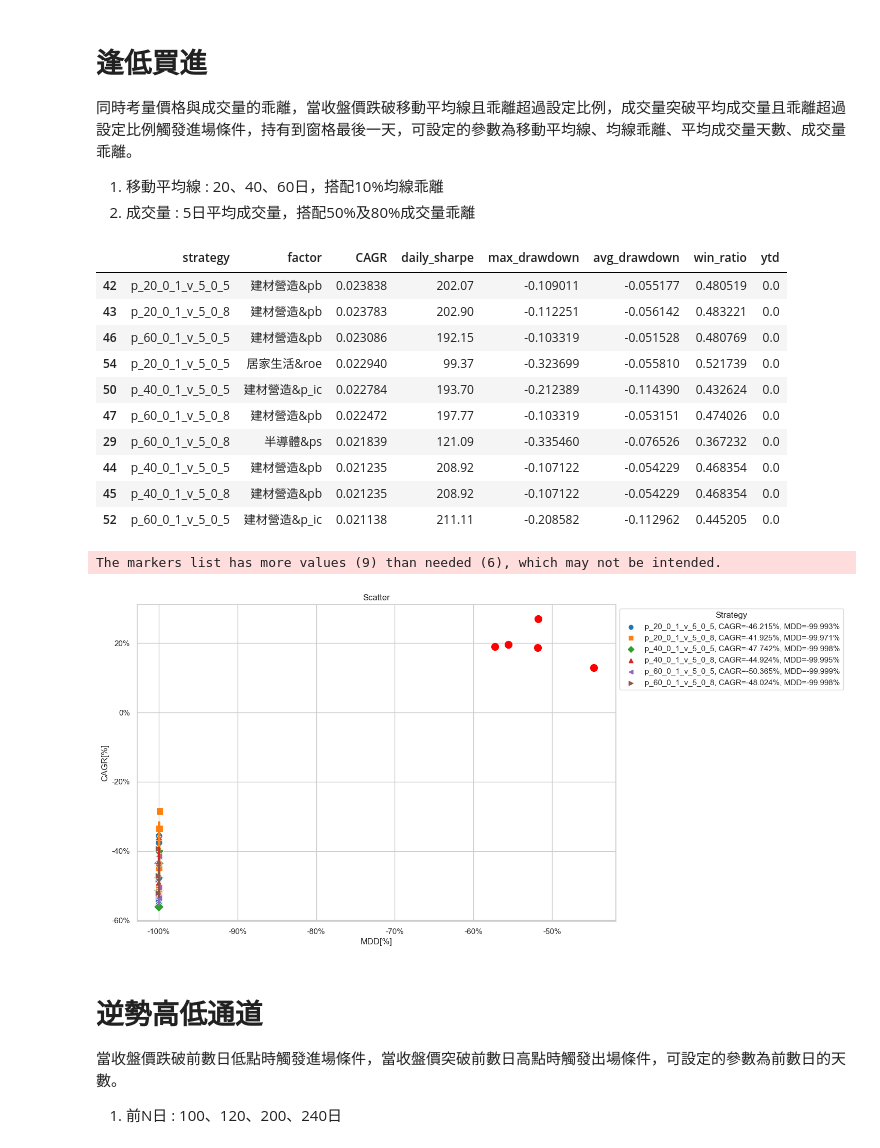
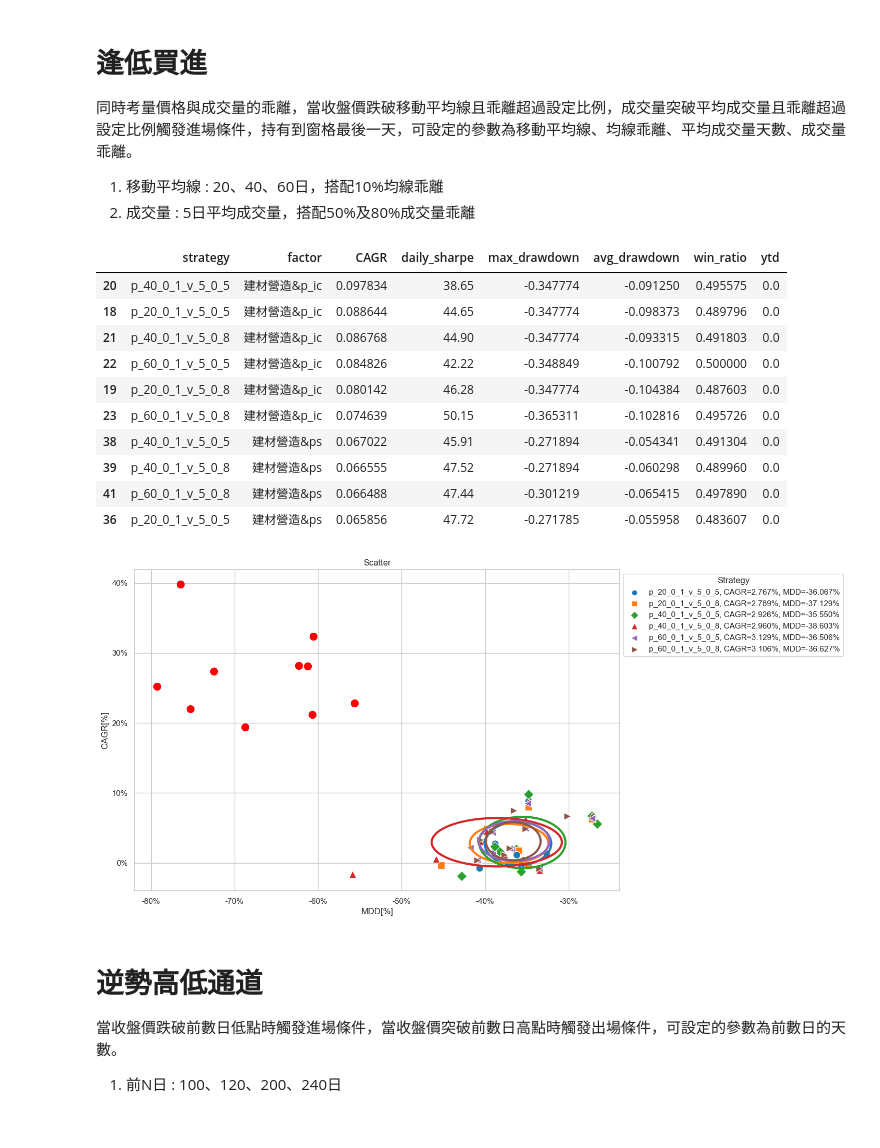
Before and after one commit to QuenHengLee/stock_factor_lab, a Jupyter notebook: strategy_factor_experiment.ipynb, the cells around one changed output. Saved outputs shown, nothing was run; the diff lists cells and outputs as text; code cells hidden in the pictures.

```diff
--- a/strategy_factor_experiment.ipynb
+++ b/strategy_factor_experiment.ipynb
@@ -88,7 +87,7 @@ target_sector_dict = {
     "p_ic":data.get('report:p_ic'),
 }
 
-target_sector_dict = { factor: target_sector_dict[factor].loc['2013-01-01':] for factor in target_sector_dict }
+# target_sector_dict = { factor: target_sector_dict[factor].loc['2013-01-01':] for factor in target_sector_dict }
 
 results_dict = {}
 
@@ -299,8 +239,8 @@ close=data.get('price:close')
 # 逆勢用n代表
 n_bband={}
 
-for ma in [120, 200, 240]: # 移動平均線
-    for dev in [1.5, 2.0, 2.5]: # 標準差
+for ma in [120, 150, 180, 210, 240]: # 移動平均線
+    for dev in [1.5, 1.8, 2.1, 2.4,2.7]: # 標準差
         n_bband[f'MA_{ma}_std_{dev}'.replace('.', '_')] = data.indicator('BBANDS', resample='D', nbdevup=float(dev), nbdevdn=float(dev), timeperiod=ma)
 # %%
 n_bband_conditions = {}
@@ -430,8 +351,8 @@ vol.index = pd.to_datetime(vol.index)
 buy_at_low_conditions={}
 
 for sector in sector_top_5_df['factor']:
-    for price_ma in [20,40,60]:
-        for vol_dev in [0.5, 0.8]:
+    for price_ma in [20,40,60,80,100]:
+        for vol_dev in [0.4, 0.5, 0.6,0.7,0.8]:
             # 價格ma
             p_ma = close.average(price_ma)
             # 價格dev
@@ -473,3 +394,6 @@ buy_at_low_report_collection = sim_conditions(conditions=buy_at_low_conditions,
 buy_at_low_df = buy_at_low_report_collection.stats.T
 buy_at_low_df.index = buy_at_low_df.index.str.split('&', n=1, expand=True)
 buy_at_low_df = buy_at_low_df.reset_index(names=['strategy', 'factor'])
+split_columns = buy_at_low_df['strategy'].str.split('_', expand=True)
+buy_at_low_df['MA'] = split_columns[1].astype(int)
+buy_at_low_df['std'] = split_columns[6].astype(int) + (split_columns[7].astype(int)/10)
@@ -477,22 +403,21 @@ buy_at_low_df = buy_at_low_df.reset_index(names=['strategy', 'factor'])
 buy_at_low_df.sort_values(by=['CAGR'], ascending=False).head(10)
 # %% [output]
 |  | strategy | factor | CAGR | daily_sharpe | max_drawdown | avg_drawdown | win_ratio | ytd |
-| 42 | p_20_0_1_v_5_0_5 | 建材營造&pb | 0.023838 | 202.07 | -0.109011 | -0.055177 | 0.480519 | 0.0 |
-| 43 | p_20_0_1_v_5_0_8 | 建材營造&pb | 0.023783 | 202.90 | -0.112251 | -0.056142 | 0.483221 | 0.0 |
-| 46 | p_60_0_1_v_5_0_5 | 建材營造&pb | 0.023086 | 192.15 | -0.103319 | -0.051528 | 0.480769 | 0.0 |
-| 54 | p_20_0_1_v_5_0_5 | 居家生活&roe | 0.022940 | 99.37 | -0.323699 | -0.055810 | 0.521739 | 0.0 |
-| 50 | p_40_0_1_v_5_0_5 | 建材營造&p_ic | 0.022784 | 193.70 | -0.212389 | -0.114390 | 0.432624 | 0.0 |
-| 47 | p_60_0_1_v_5_0_8 | 建材營造&pb | 0.022472 | 197.77 | -0.103319 | -0.053151 | 0.474026 | 0.0 |
-| 29 | p_60_0_1_v_5_0_8 | 半導體&ps | 0.021839 | 121.09 | -0.335460 | -0.076526 | 0.367232 | 0.0 |
-| 44 | p_40_0_1_v_5_0_5 | 建材營造&pb | 0.021235 | 208.92 | -0.107122 | -0.054229 | 0.468354 | 0.0 |
-| 45 | p_40_0_1_v_5_0_8 | 建材營造&pb | 0.021235 | 208.92 | -0.107122 | -0.054229 | 0.468354 | 0.0 |
-| 52 | p_60_0_1_v_5_0_5 | 建材營造&p_ic | 0.021138 | 211.11 | -0.208582 | -0.112962 | 0.445205 | 0.0 |
+| 20 | p_40_0_1_v_5_0_5 | 建材營造&p_ic | 0.097834 | 38.65 | -0.347774 | -0.091250 | 0.495575 | 0.0 |
+| 18 | p_20_0_1_v_5_0_5 | 建材營造&p_ic | 0.088644 | 44.65 | -0.347774 | -0.098373 | 0.489796 | 0.0 |
+| 21 | p_40_0_1_v_5_0_8 | 建材營造&p_ic | 0.086768 | 44.90 | -0.347774 | -0.093315 | 0.491803 | 0.0 |
+| 22 | p_60_0_1_v_5_0_5 | 建材營造&p_ic | 0.084826 | 42.22 | -0.348849 | -0.100792 | 0.500000 | 0.0 |
+| 19 | p_20_0_1_v_5_0_8 | 建材營造&p_ic | 0.080142 | 46.28 | -0.347774 | -0.104384 | 0.487603 | 0.0 |
+| 23 | p_60_0_1_v_5_0_8 | 建材營造&p_ic | 0.074639 | 50.15 | -0.365311 | -0.102816 | 0.495726 | 0.0 |
+| 38 | p_40_0_1_v_5_0_5 | 建材營造&ps | 0.067022 | 45.91 | -0.271894 | -0.054341 | 0.491304 | 0.0 |
+| 39 | p_40_0_1_v_5_0_8 | 建材營造&ps | 0.066555 | 47.52 | -0.271894 | -0.060298 | 0.489960 | 0.0 |
+| 41 | p_60_0_1_v_5_0_8 | 建材營造&ps | 0.066488 | 47.44 | -0.301219 | -0.065415 | 0.497890 | 0.0 |
+| 36 | p_20_0_1_v_5_0_5 | 建材營造&ps | 0.065856 | 47.72 | -0.271785 | -0.055958 | 0.483607 | 0.0 |
 # %%
 # D
-draw_strategy_scatter(buy_at_low_df,single_factor_stats)
+draw_strategy_scatter(buy_at_low_df,sector_top_5_df)
 # %% [output]
-The markers list has more values (9) than needed (6), which may not be intended.
-[figure, old version]
+[figure, new version]
 # %%
 draw_strategy_kde(buy_at_low_df)
 # %% [markdown]
```
Also changed, not shown: parts of 20 cells of this notebook.
